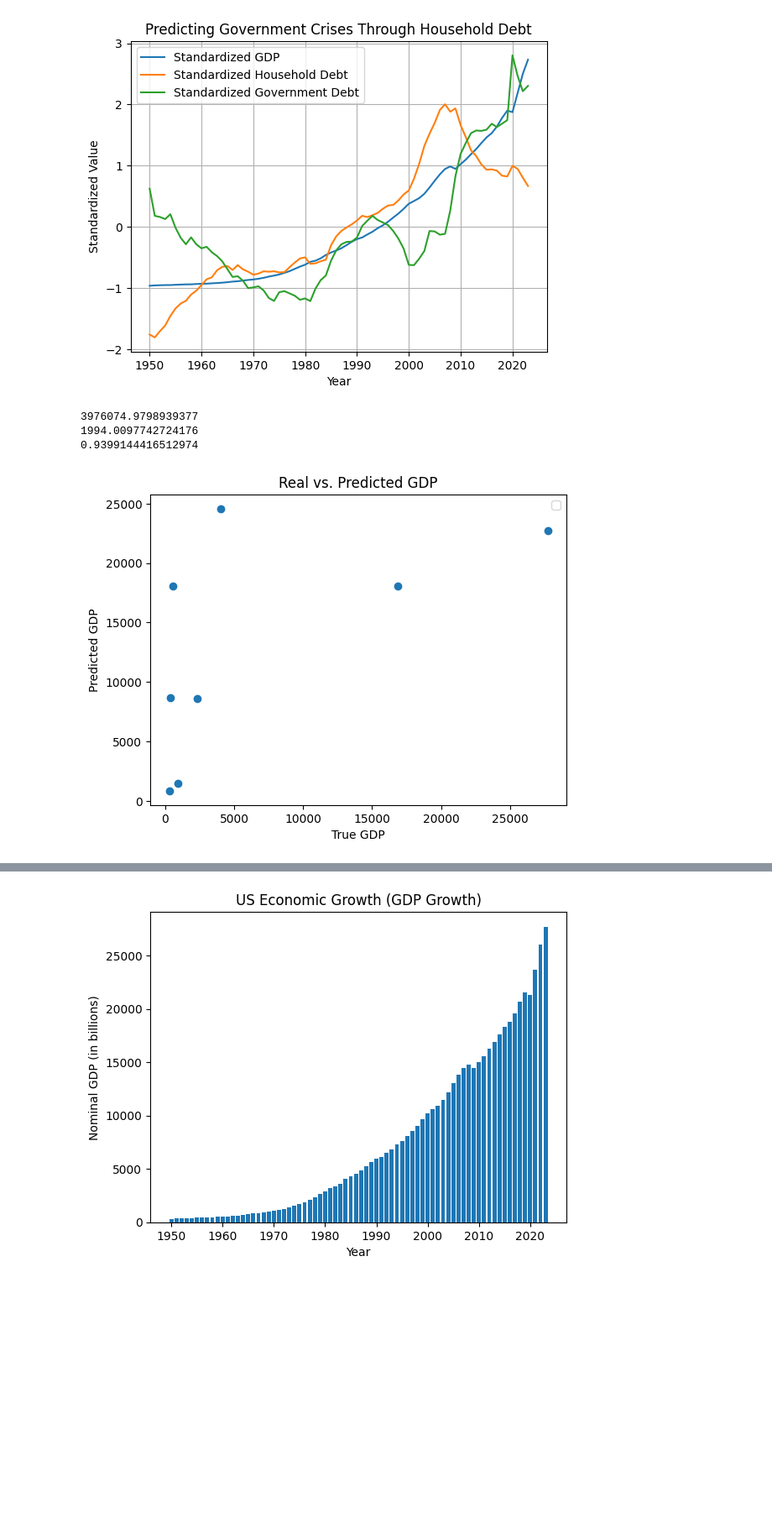
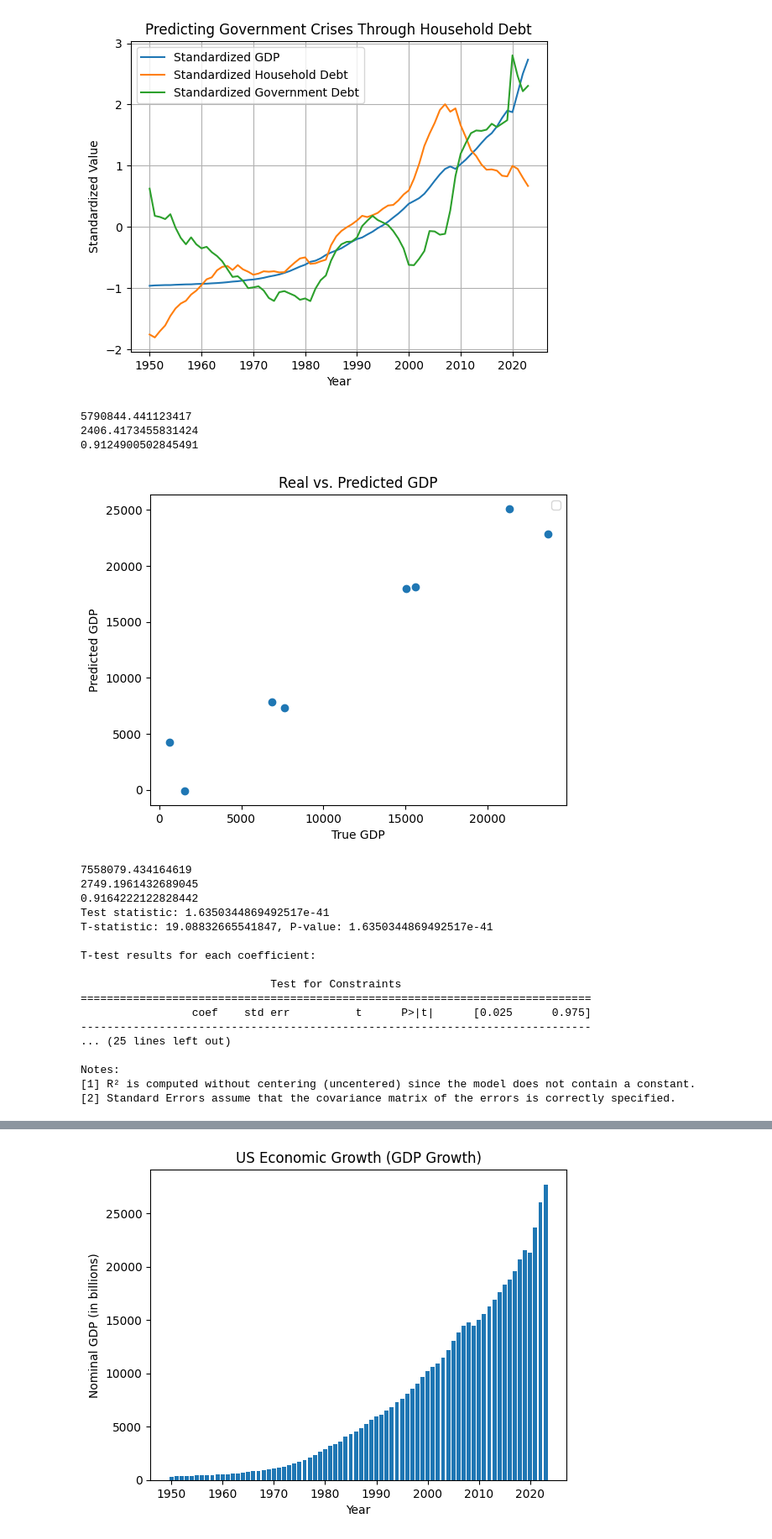
Before and after one commit to Vanduss123/Debt, a Jupyter notebook: DebtProject.ipynb, the cells around one changed output, grey strips where cells are left out. Shown: that part at 84% size. Saved outputs shown, nothing was run; the diff lists cells and outputs as text; code cells hidden in the pictures; blank space fills up the shorter version.

Commit message:
Added statistical model

```diff
--- a/DebtProject.ipynb
+++ b/DebtProject.ipynb
@@ -167,36 +167,70 @@ plt.show()
 
 from sklearn import model_selection
 import statsmodels.stats.multicomp as mc
-features = df[['Total private debt, loans and debt securities (percent of GDP)', 'General government debt (percent of GDP)']]
+features = df[['Total private debt, all instruments (percent of GDP)', 'General government debt (percent of GDP)']]
 label = df['Nominal gross domestic product (billions)']
 
 X_temp, X_test, y_temp, y_test = model_selection.train_test_split(
     features, label, test_size=0.1, random_state=42
 )
 
 # Then: split 10% of the remaining 90% for validation
 X_train, X_val, y_train, y_val = model_selection.train_test_split(
     X_temp, y_temp, test_size=1/9, random_state=42
 )
 from sklearn.linear_model import LinearRegression;
 model = LinearRegression();
 model.fit(X_train, y_train);
 pred = model.predict(X_val);
 from sklearn.metrics import *;
 print (mean_squared_error(y_val, pred))
 print(root_mean_squared_error(y_val, pred))
 print(r2_score(y_val,pred))
 
-plt.scatter(y_test, pred)
+plt.scatter(y_val, pred)
 
 plt.xlabel('True GDP')
 plt.ylabel('Predicted GDP')
 plt.title("Real vs. Predicted GDP")
 
 plt.legend()
 plt.show()
+# Now we run the stuff for the test
+pred = model.predict(X_test)
+print (mean_squared_error(y_test, pred))
+print(root_mean_squared_error(y_test, pred))
+print(r2_score(y_test,pred))
+# t-test
+from scipy.stats import ttest_ind
+t_stat, p_value = ttest_ind(df['Total private debt, all instruments (percent of GDP)'], df['General government debt (percent of GDP)'])
+print("Test statistic: " + str(p_value))
+print(f"T-statistic: {t_stat}, P-value: {p_value}")
+# variables are not correlated, interesting
+import statsmodels.api as sm
+ols_model = sm.OLS(y_train, X_train).fit()
+# Print t-statistics and p-values
+print("\nT-test results for each coefficient:\n")
+print(ols_model.t_test(np.identity(len(ols_model.params))))
+print(ols_model.summary())
 # %% [output]
-3976074.9798939377
-1994.0097742724176
-0.9399144416512974
+5790844.441123417
+2406.4173455831424
+0.9124900502845491
-[figure, old version]
+[figure, new version]
+7558079.434164619
+2749.1961432689045
+0.9164222122828442
+Test statistic: 1.6350344869492517e-41
+T-statistic: 19.08832665541847, P-value: 1.6350344869492517e-41
+
+T-test results for each coefficient:
+
+                             Test for Constraints
+==============================================================================
+                 coef    std err          t      P>|t|      [0.025      0.975]
+------------------------------------------------------------------------------
+... (25 lines left out)
+
+Notes:
+[1] R² is computed without centering (uncentered) since the model does not contain a constant.
+[2] Standard Errors assume that the covariance matrix of the errors is correctly specified.
```
Also changed, not shown: parts of 3 cells of this notebook.
